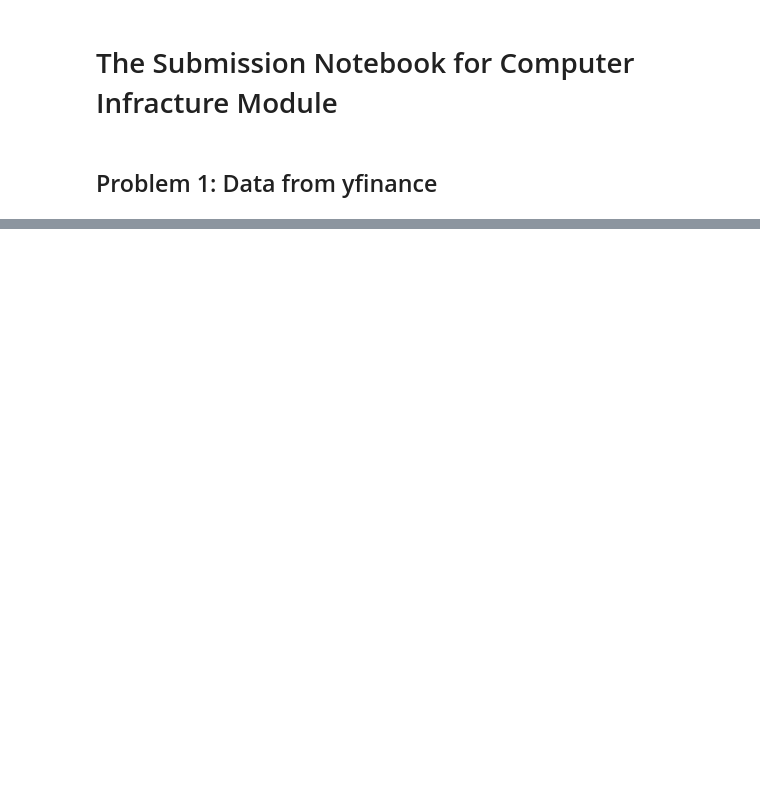
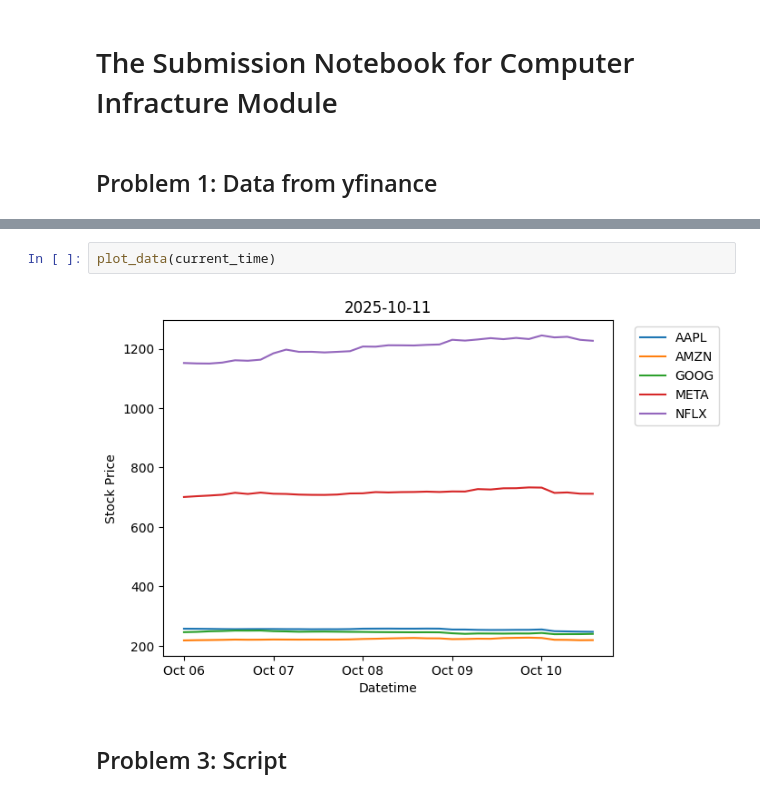
Before and after one commit to aldaszarnauskas/computer-infrastructure, a Jupyter notebook: problems.ipynb, the cells around one changed output, grey strips where cells are left out. Saved outputs shown, nothing was run; the diff lists cells and outputs as text; blank space fills up the shorter version.

Commit message:
adding completed problem 2

```diff
--- a/problems.ipynb
+++ b/problems.ipynb
@@ -51,0 +148,6 @@ df.head()
+# %%
+plot_data(current_time)
+# %% [output]
+[figure, added]
+# %% [markdown]
+## Problem 3: Script
```
Also changed, not shown: parts of 10 cells of this notebook, 2 other files.
